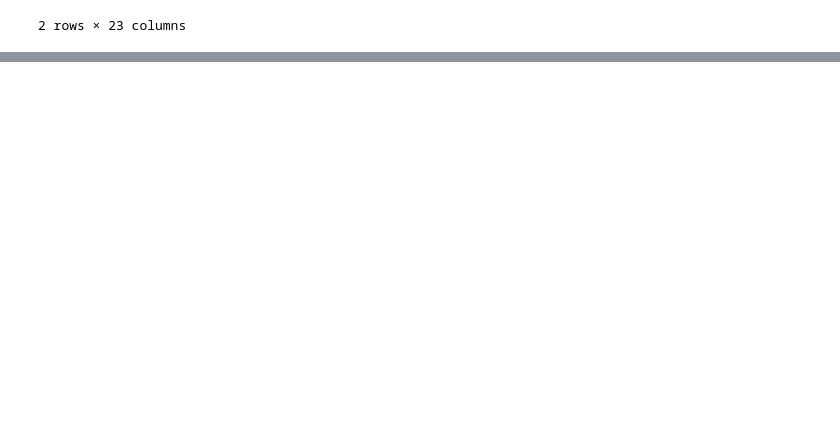
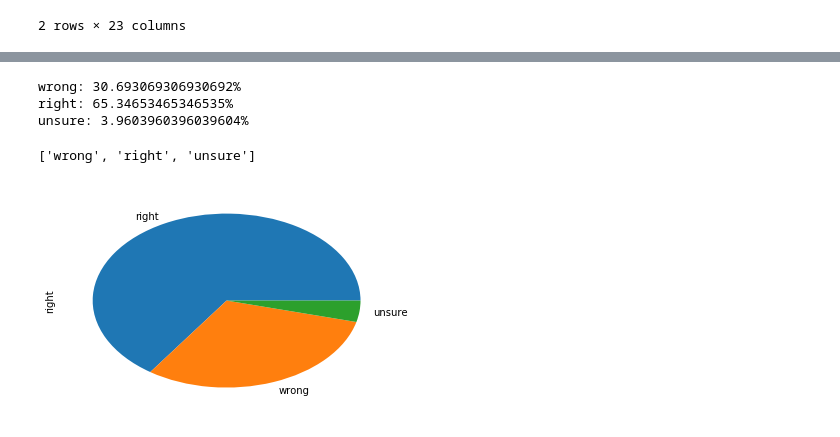
Before and after one commit to mrvgao/EvaluationPlateform, a Jupyter notebook: ResultAnalysis.ipynb, the cells around one changed output, grey strips where cells are left out. Saved outputs shown, nothing was run; the diff lists cells and outputs as text; code cells hidden in the pictures; blank space fills up the shorter version.

```diff
--- a/ResultAnalysis.ipynb
+++ b/ResultAnalysis.ipynb
@@ -132,0 +146,9 @@ unsure: 3.9603960396039604%
+# %%
+topic_dssm = parallel(dssm_result,topic)
+give_result_global_info(topic_dssm)
+# %% [output]
+wrong: 30.693069306930692%
+right: 65.34653465346535%
+unsure: 3.9603960396039604%
+['wrong', 'right', 'unsure']
+[figure, added]
```
Also changed, not shown: parts of 9 cells of this notebook.
